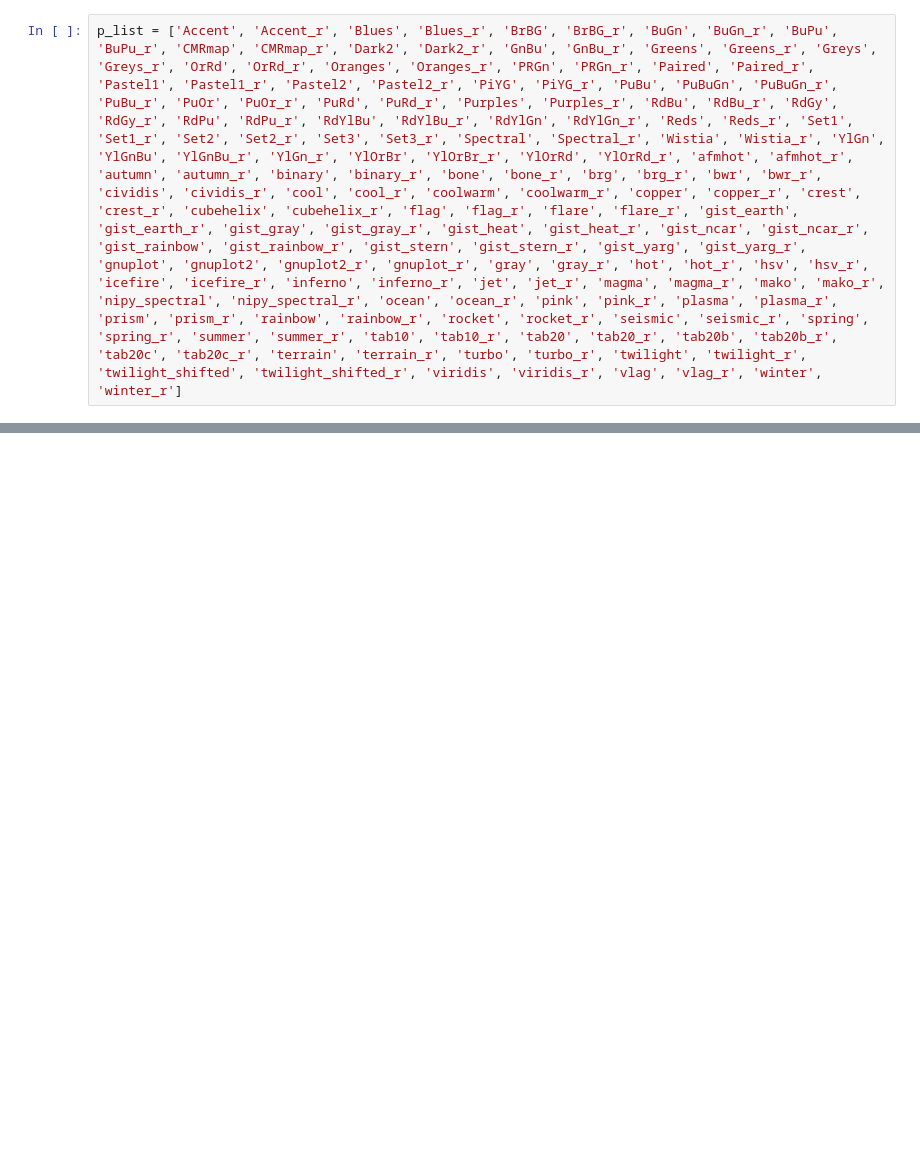
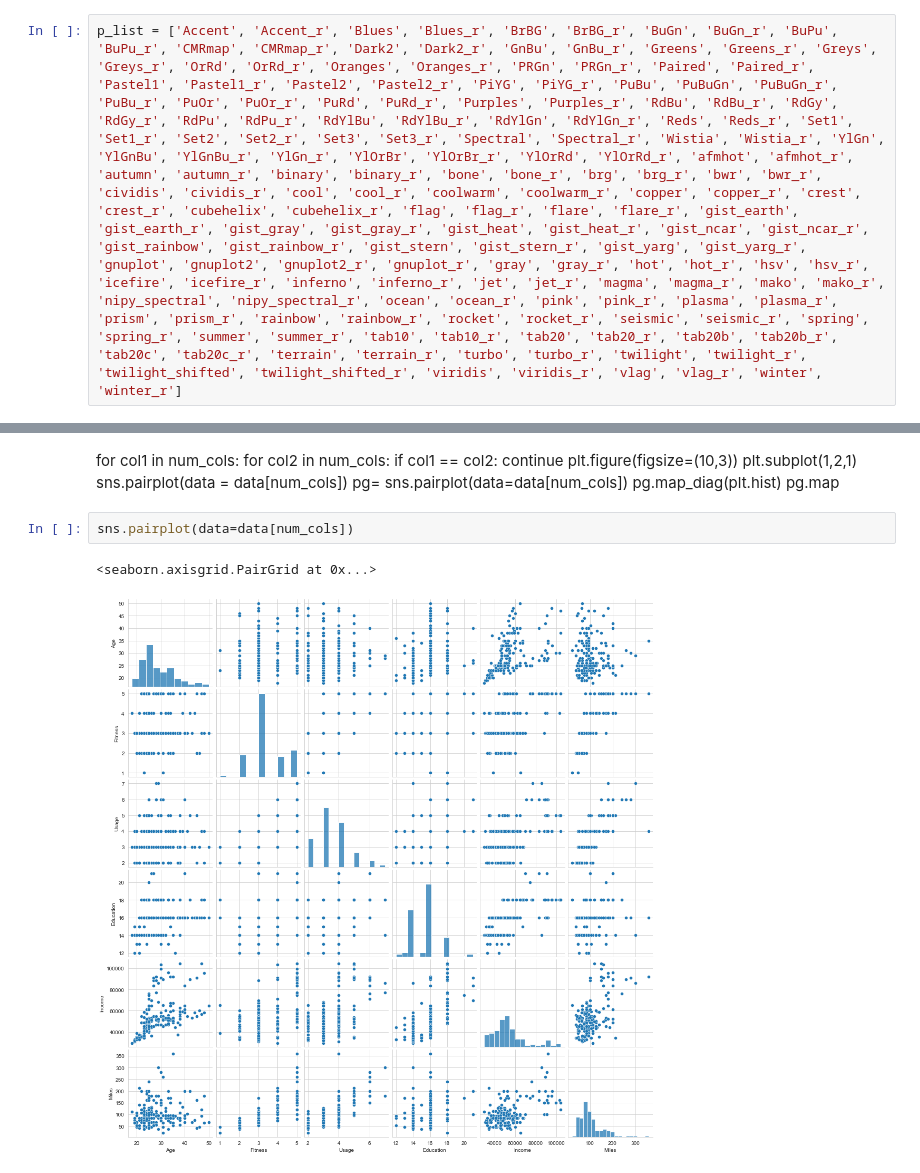
Before and after one commit to Meenal1210/jecrc_cs_sep22, a Jupyter notebook: Project2/day19_treadmill_users.ipynb, the cells around one changed output, grey strips where cells are left out. Saved outputs shown, nothing was run; the diff lists cells and outputs as text; blank space fills up the shorter version.

```diff
--- a/Project2/day19_treadmill_users.ipynb
+++ b/Project2/day19_treadmill_users.ipynb
@@ -155,0 +234,16 @@ for col in num_cols:
+# %% [markdown]
+for col1 in num_cols:
+    for col2 in num_cols:
+        if col1 == col2:
+            continue
+    plt.figure(figsize=(10,3))
+    plt.subplot(1,2,1)
+    sns.pairplot(data = data[num_cols])
+    pg= sns.pairplot(data=data[num_cols])
+    pg.map_diag(plt.hist)
+    pg.map
+# %%
+sns.pairplot(data=data[num_cols])
+# %% [output]
+<seaborn.axisgrid.PairGrid at 0x...>
+[figure, added]
```
Also changed, not shown: parts of 15 cells of this notebook, 2 other files.
